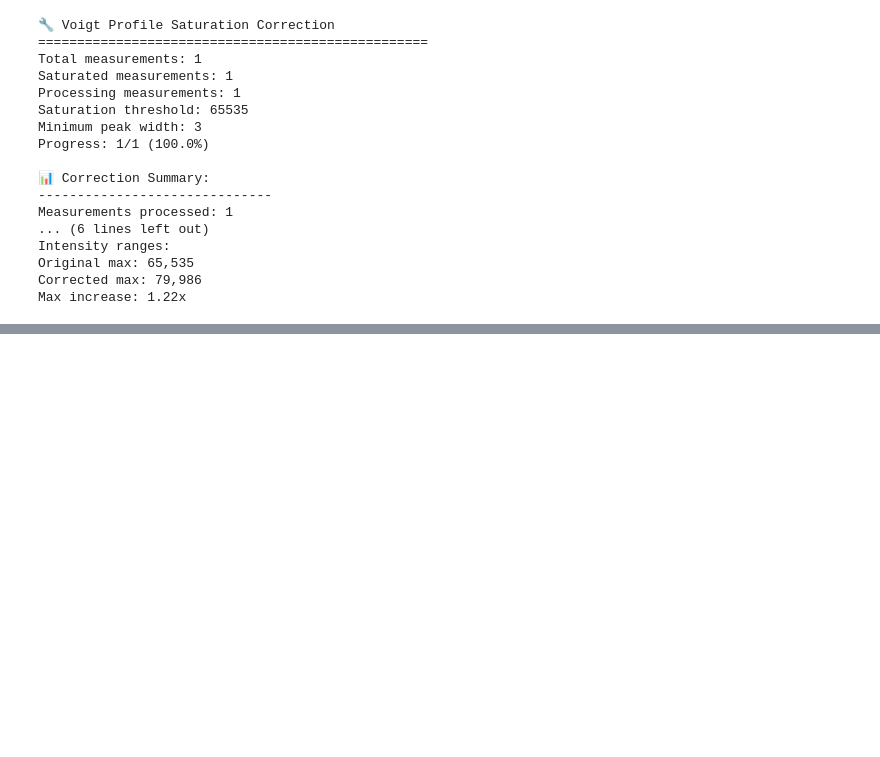
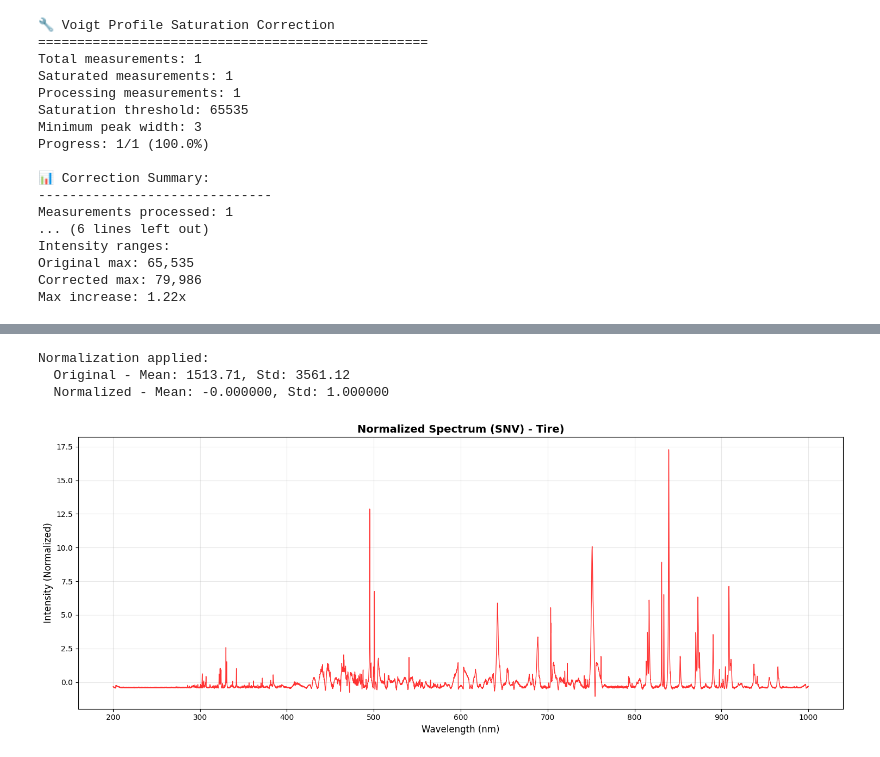
Before and after one commit to milkshake23/ML-LIBS-classificatie, a Jupyter notebook: Eindpresentatie.ipynb, the cells around one changed output, grey strips where cells are left out. Saved outputs shown, nothing was run; the diff lists cells and outputs as text; code cells hidden in the pictures; blank space fills up the shorter version.

```diff
--- a/Eindpresentatie.ipynb
+++ b/Eindpresentatie.ipynb
@@ -115,0 +151,54 @@ plot_single_spectrum(
+# %%
+from utils.normalization_functions import Normalizer
+
+normalizer = Normalizer()
+
+# For a single spectrum, we need to normalize across wavelengths (row-wise), not columns
+# Extract only wavelength columns first
+non_feature_cols = ['tire_number', 'origin', 'measurement_id']
+wavelength_columns = [col for col in single_tire_data_baseline_corrected.columns
+                      if col not in non_feature_cols]
+
+# Get the spectrum values
+spectrum_values = single_tire_data_baseline_corrected[wavelength_columns].values
+
+# Apply SNV normalization row-wise (across wavelengths)
+spectrum_mean = np.mean(spectrum_values)
+spectrum_std = np.std(spectrum_values, ddof=0)
+
+if spectrum_std == 0:
+    spectrum_std = 1  # Prevent division by zero
+
+normalized_spectrum_values = (spectrum_values - spectrum_mean) / spectrum_std
+
+# Create a new DataFrame with normalized values
+single_tire_data_normalized = single_tire_data_baseline_corrected.copy()
+single_tire_data_normalized[wavelength_columns] = normalized_spectrum_values
+
+print(f"Normalization applied:")
+print(f"  Original - Mean: {spectrum_mean:.2f}, Std: {spectrum_std:.2f}")
+print(f"  Normalized - Mean: {np.mean(normalized_spectrum_values):.6f}, Std: {np.std(normalized_spectrum_values, ddof=0):.6f}")
+
+# Plot the normalized spectrum
+wavelengths = np.array([float(col) for col in wavelength_columns])
+intensities = normalized_spectrum_values.flatten()
+
+# Get metadata for the title
+# tire_num = single_tire_data_baseline_corrected['tire_number'].values[0]
+# origin = single_tire_data_baseline_corrected['origin'].values[0]
+
+# Now plot
+fig, ax = plt.subplots(figsize=(15, 6))
+ax.plot(wavelengths, intensities, linewidth=1, color='red', alpha=0.8)
+ax.set_xlabel('Wavelength (nm)', fontsize=12)
+ax.set_ylabel('Intensity (Normalized)', fontsize=12)
+ax.set_title(f'Normalized Spectrum (SNV) - Tire)',
+             fontsize=14, fontweight='bold')
+ax.grid(True, alpha=0.3)
+plt.tight_layout()
+plt.show()
+# %% [output]
+Normalization applied:
+  Original - Mean: 1513.71, Std: 3561.12
+  Normalized - Mean: -0.000000, Std: 1.000000
+[figure, added]
```
Also changed, not shown: parts of 6 cells of this notebook, 4 other files.
